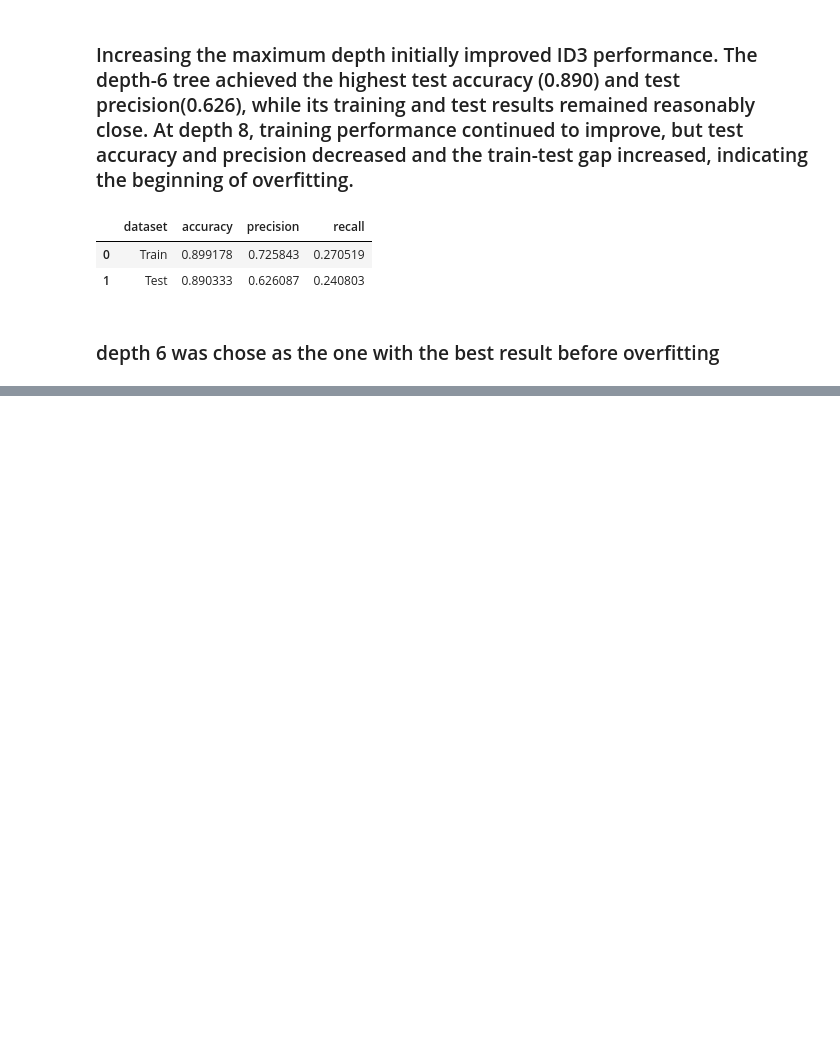
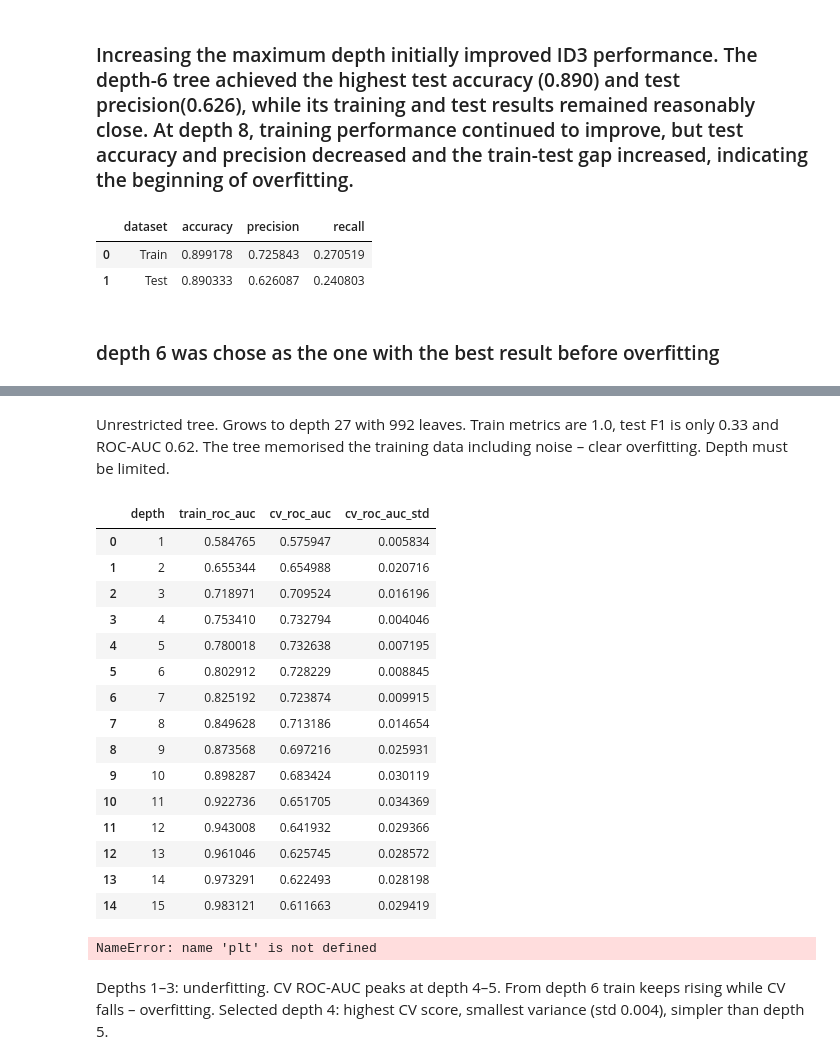
Before and after one commit to NovAndrii/IAU_project, a Jupyter notebook: Faza3_Kardash_Novitskyi.ipynb, the cells around one changed output, grey strips where cells are left out. Drawn from its saved outputs; the diff is of its cells as text; code cells hidden in the pictures; blank space fills up the shorter version.

```diff
--- a/Faza3_Kardash_Novitskyi.ipynb
+++ b/Faza3_Kardash_Novitskyi.ipynb
@@ -479,0 +532,77 @@ display(best_id3_results)
+# %% [markdown]
+Unrestricted tree. Grows to depth 27 with 992 leaves. Train metrics are 1.0, test F1 is only 0.33 and ROC-AUC 0.62. The tree memorised the training data including noise – clear overfitting. Depth must be limited.
+# %%
+from sklearn.model_selection import StratifiedKFold, cross_validate
+cv = StratifiedKFold(n_splits=5, shuffle=True, random_state=42)
+depth_cv_results = []
+for depth in range(1, 16):
+    tree = DecisionTreeClassifier(max_depth=depth,criterion='entropy',random_state=42)
+    scores = cross_validate(tree, X_train, y_train, cv=cv, scoring='roc_auc', return_train_score=True)
+    depth_cv_results.append({
+        "depth" : depth,
+        "train_roc_auc": scores["train_score"].mean(),
+        "cv_roc_auc": scores["test_score"].mean(),
+        "cv_roc_auc_std": scores["test_score"].std(),
+    })
+
+depth_cv_results = pd.DataFrame(depth_cv_results)
+display(depth_cv_results)
+# %% [output]
+|  | depth | train_roc_auc | cv_roc_auc | cv_roc_auc_std |
+| 0 | 1 | 0.584765 | 0.575947 | 0.005834 |
+| 1 | 2 | 0.655344 | 0.654988 | 0.020716 |
+| 2 | 3 | 0.718971 | 0.709524 | 0.016196 |
+| 3 | 4 | 0.753410 | 0.732794 | 0.004046 |
+| 4 | 5 | 0.780018 | 0.732638 | 0.007195 |
+| 5 | 6 | 0.802912 | 0.728229 | 0.008845 |
+| 6 | 7 | 0.825192 | 0.723874 | 0.009915 |
+| 7 | 8 | 0.849628 | 0.713186 | 0.014654 |
+| 8 | 9 | 0.873568 | 0.697216 | 0.025931 |
+| 9 | 10 | 0.898287 | 0.683424 | 0.030119 |
+| 10 | 11 | 0.922736 | 0.651705 | 0.034369 |
+| 11 | 12 | 0.943008 | 0.641932 | 0.029366 |
+| 12 | 13 | 0.961046 | 0.625745 | 0.028572 |
+| 13 | 14 | 0.973291 | 0.622493 | 0.028198 |
+| 14 | 15 | 0.983121 | 0.611663 | 0.029419 |
+# %%
+plt.figure(figsize=(10, 5))
+
+plt.plot(
+    depth_cv_results["depth"],
+    depth_cv_results["train_roc_auc"],
+    marker="o",
+    label="Train"
+)
+plt.plot(
+    depth_cv_results["depth"],
+    depth_cv_results["cv_roc_auc"],
+    marker="o",
+    label="Cross-validation"
+)
+plt.fill_between(
+    depth_cv_results["depth"],
+    depth_cv_results["cv_roc_auc"] - depth_cv_results["cv_roc_auc_std"],
+    depth_cv_results["cv_roc_auc"] + depth_cv_results["cv_roc_auc_std"],
+    alpha=0.2
+)
+
+plt.title("ROC-AUC by decision tree depth")
+plt.xlabel("Maximum depth")
+plt.ylabel("ROC-AUC")
+plt.legend()
+plt.grid(alpha=0.3)
+plt.show()
+
+best_row = depth_cv_results.loc[depth_cv_results["cv_roc_auc"].idxmax()]
+one_se_threshold = best_row["cv_roc_auc"] - best_row["cv_roc_auc_std"]
+one_se_depth = depth_cv_results.loc[
+  depth_cv_results["cv_roc_auc"] >= one_se_threshold, "depth"
+].min()
+
+print("Best CV depth:", int(best_row["depth"]))
+print("1-SE threshold:", round(one_se_threshold, 3))
+print("1-SE depth:", int(one_se_depth))
+# %% [output]
+NameError: name 'plt' is not defined
+# %% [markdown]
+Depths 1–3: underfitting. CV ROC-AUC peaks at depth 4–5. From depth 6 train keeps rising while CV falls – overfitting. Selected depth 4: highest CV score, smallest variance (std 0.004), simpler than depth 5.
```
Also changed, not shown: parts of 18 cells of this notebook.
